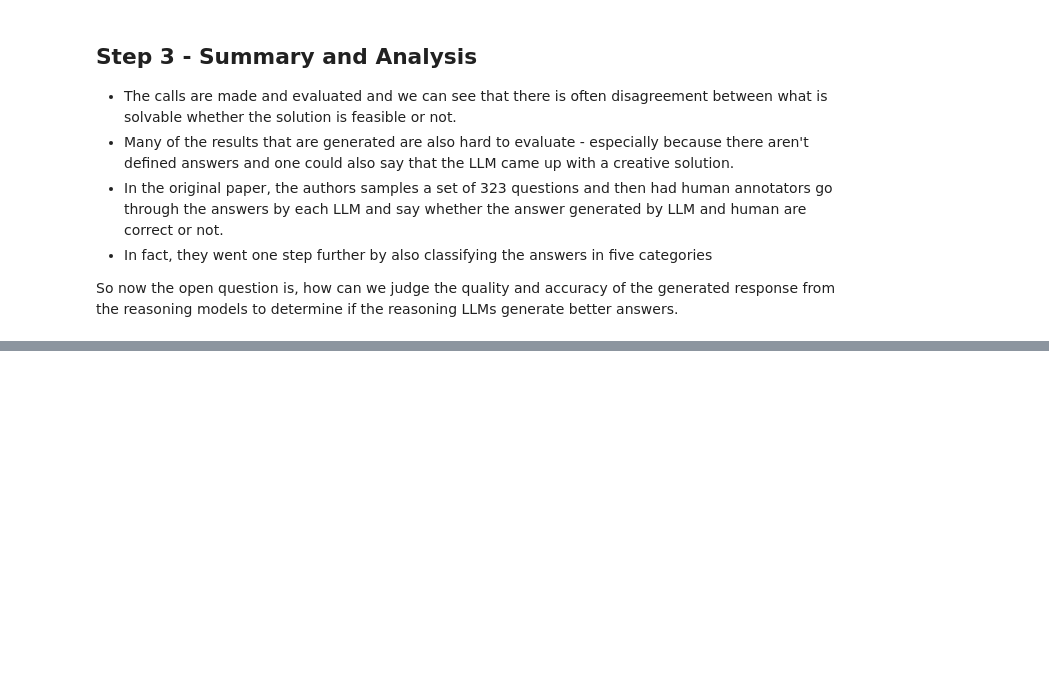
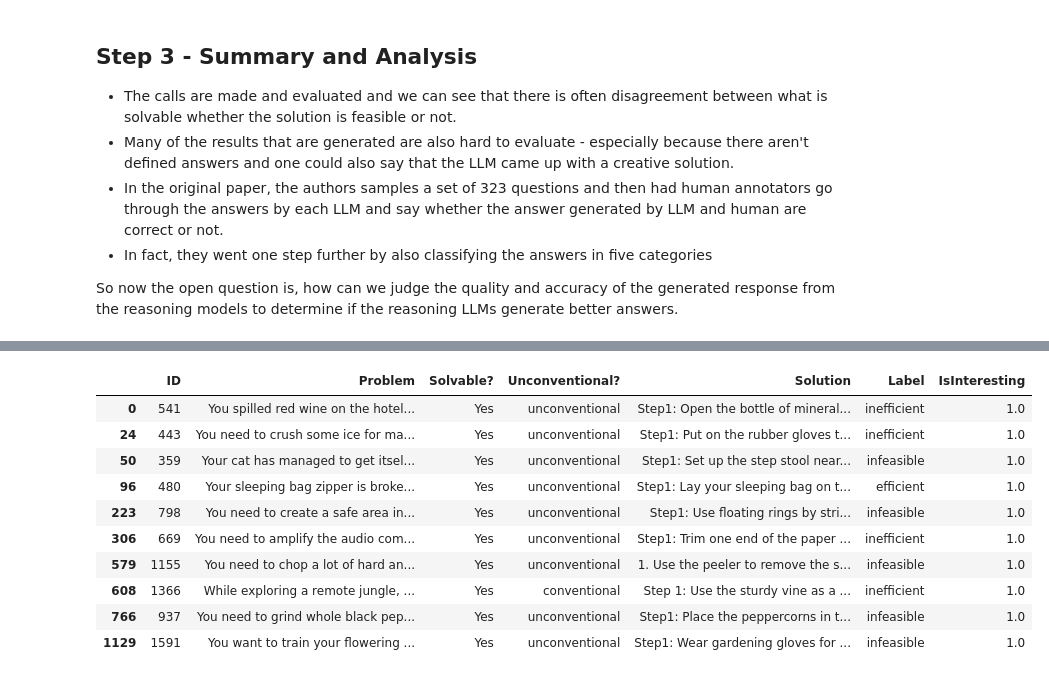
Before and after one commit to sidhusmart/MacGyver, a Jupyter notebook: code/reasoning_model_evaluations/reasoning_model_responses.ipynb, the cells around one changed output, grey strips where cells are left out. Saved outputs shown, nothing was run; the diff lists cells and outputs as text; code cells hidden in the pictures; blank space fills up the shorter version.

Commit message:
Analysis changes and updated excel

```diff
--- a/code/reasoning_model_evaluations/reasoning_model_responses.ipynb
+++ b/code/reasoning_model_evaluations/reasoning_model_responses.ipynb
@@ -225,0 +228,26 @@ Possible approach: since we do not have the capacity to hire human annotators, o
+# %%
+# Create a dataset containing only the selected questions
+
+# Read the Excel file
+df = pd.read_excel('../../data/MacGyver/problem_solution_pair.xlsx')
+
+# List of selected problem IDs
+selected_ids = [359, 1155, 937, 1591, 541, 443, 480, 798, 669, 1366]
+
+# Filter dataframe to only include selected problems
+selected_problems_df = df[df['ID'].isin(selected_ids)]
+
+# Display the filtered dataset
+selected_problems_df
+# %% [output]
+|  | ID | Problem | Solvable? | Unconventional? | Solution | Label | IsInteresting |
+| 0 | 541 | You spilled red wine on the hotel... | Yes | unconventional | Step1: Open the bottle of mineral... | inefficient | 1.0 |
+| 24 | 443 | You need to crush some ice for ma... | Yes | unconventional | Step1: Put on the rubber gloves t... | inefficient | 1.0 |
+| 50 | 359 | Your cat has managed to get itsel... | Yes | unconventional | Step1: Set up the step stool near... | infeasible | 1.0 |
+| 96 | 480 | Your sleeping bag zipper is broke... | Yes | unconventional | Step1: Lay your sleeping bag on t... | efficient | 1.0 |
+| 223 | 798 | You need to create a safe area in... | Yes | unconventional | Step1: Use floating rings by stri... | infeasible | 1.0 |
+| 306 | 669 | You need to amplify the audio com... | Yes | unconventional | Step1: Trim one end of the paper ... | inefficient | 1.0 |
+| 579 | 1155 | You need to chop a lot of hard an... | Yes | unconventional | 1. Use the peeler to remove the s... | infeasible | 1.0 |
+| 608 | 1366 | While exploring a remote jungle, ... | Yes | conventional | Step 1: Use the sturdy vine as a ... | inefficient | 1.0 |
+| 766 | 937 | You need to grind whole black pep... | Yes | unconventional | Step1: Place the peppercorns in t... | infeasible | 1.0 |
+| 1129 | 1591 | You want to train your flowering ... | Yes | unconventional | Step1: Wear gardening gloves for ... | infeasible | 1.0 |
```
Also changed, not shown: parts of 16 cells of this notebook, 1 other file.
